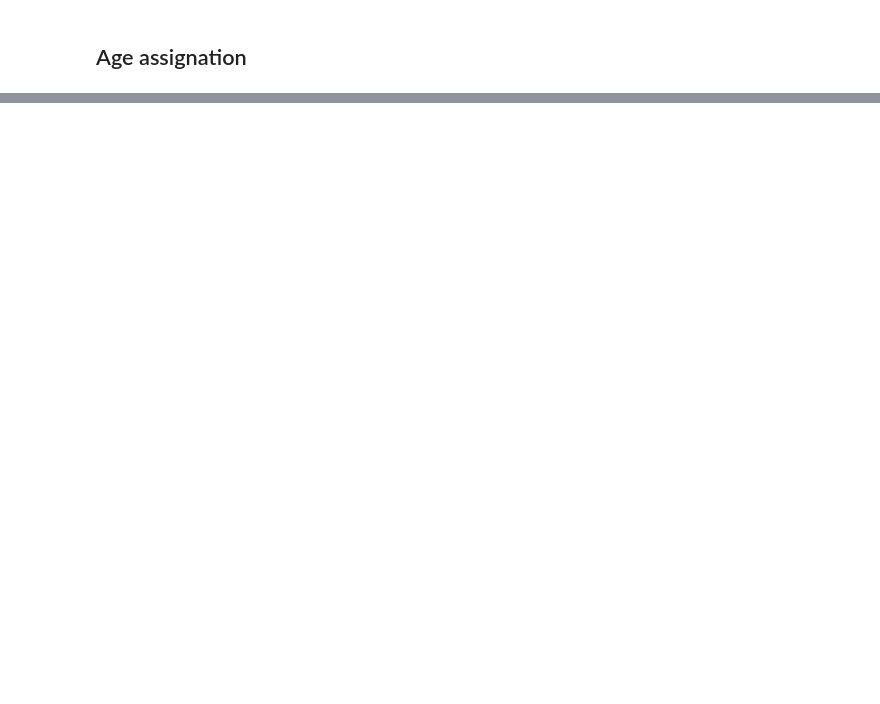
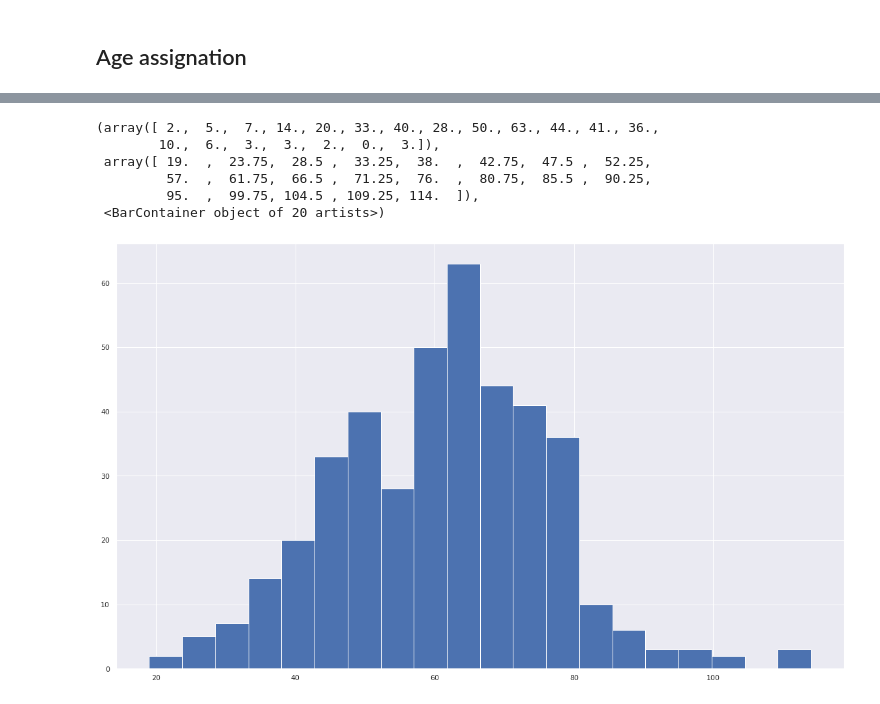
Before and after one commit to epfl-ada/ada-2021-project-adada-sur-mon-bidet, a Jupyter notebook: wikipedia.ipynb, the cells around one changed output, grey strips where cells are left out. Cells and saved outputs as stored; diff of their text form; code cells hidden in the pictures; blank space fills up the shorter version.

```diff
--- a/wikipedia.ipynb
+++ b/wikipedia.ipynb
@@ -374,3 +374,13 @@ plt.hist(wing)
+# %%
+plt.hist(ages,bins=20)
+# %% [output]
+(array([ 2.,  5.,  7., 14., 20., 33., 40., 28., 50., 63., 44., 41., 36.,
+        10.,  6.,  3.,  3.,  2.,  0.,  3.]),
+ array([ 19.  ,  23.75,  28.5 ,  33.25,  38.  ,  42.75,  47.5 ,  52.25,
+         57.  ,  61.75,  66.5 ,  71.25,  76.  ,  80.75,  85.5 ,  90.25,
+         95.  ,  99.75, 104.5 , 109.25, 114.  ]),
+ <BarContainer object of 20 artists>)
+[figure, added]
 # %%
 big_dict={}
 for speaker in speaker_content:
```
Also changed, not shown: parts of 11 cells of this notebook.
